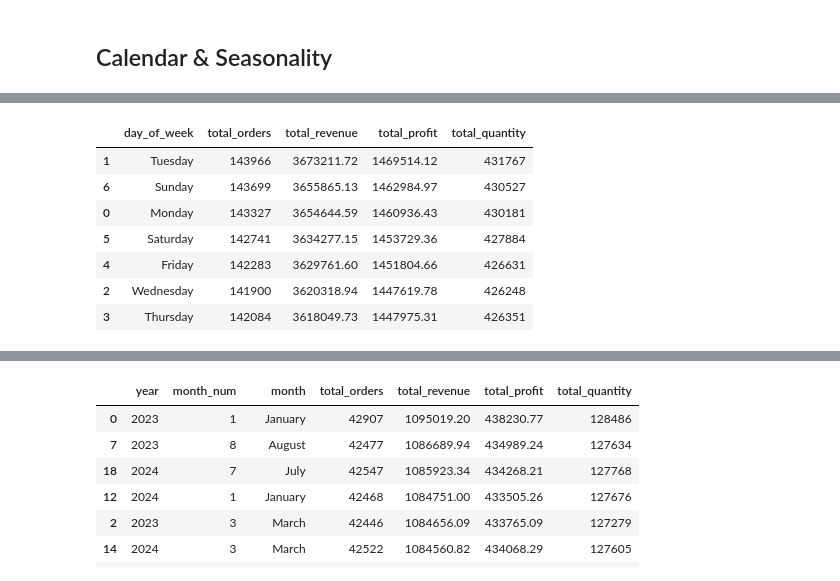
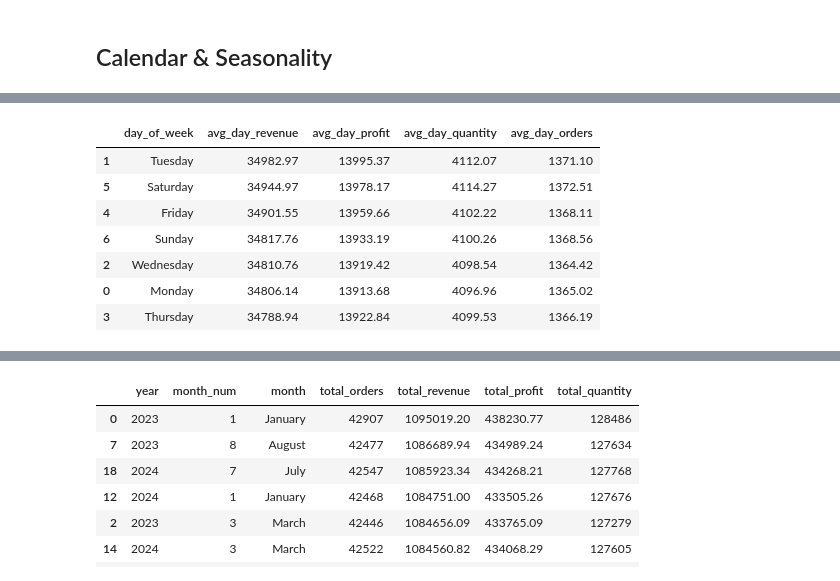
Before and after one commit to Devendra-afk/Retail_Stores_Analysis, a Jupyter notebook: python/notebooks/01_sales_eda.ipynb, the cells around one changed output, grey strips where cells are left out. Drawn from its saved outputs; the diff is of its cells as text; code cells hidden in the pictures.

```diff
--- a/python/notebooks/01_sales_eda.ipynb
+++ b/python/notebooks/01_sales_eda.ipynb
@@ -1342,12 +1214,12 @@ display(storeType_performance.round(2).sort_values('total_revenue',ascending=Fal
 # %% [markdown]
 ## Calendar & Seasonality
 # %%
-df_seasonality = df_sales
+df_seasonality = df_sales.copy()
 df_seasonality['day_of_week'] = df_seasonality['order_date'].dt.day_name()
 df_seasonality['month_num'] = df_seasonality['order_date'].dt.month
 df_seasonality['month'] = df_seasonality['order_date'].dt.month_name()
 df_seasonality['year'] = df_seasonality['order_date'].dt.year
-display(df_seasonality)
+display(df_seasonality.head(5))
 # %% [output]
 |  | order_id | order_date | product_id | store_id | customer_id | quantity | unit_price | discount | revenue | ... |
 | 0 | 0RD00000001 | 2023-01-07 | P0080 | S093 | C040749 | 5 | 14.43 | 0.15 | 61.33 | ... |
@@ -1365,26 +1230,31 @@ display(df_seasonality)
 # %%
 
 sales_by_weekday = (
     df_seasonality
     .groupby('day_of_week')
     .agg(
+        total_days = ('order_date','nunique'),
         total_orders = ('order_id','nunique'),
         total_revenue = ('revenue','sum'),
         total_profit = ('profit','sum'),
         total_quantity = ('quantity','sum'),
     )
     .reindex(['Monday','Tuesday','Wednesday','Thursday','Friday','Saturday','Sunday'])
     .reset_index()
-).sort_values('total_revenue',ascending=False)
+)
+sales_by_weekday['avg_day_revenue'] = (sales_by_weekday['total_revenue'] / sales_by_weekday['total_days'])
+sales_by_weekday['avg_day_profit'] = (sales_by_weekday['total_profit'] / sales_by_weekday['total_days'])
+sales_by_weekday['avg_day_quantity'] = (sales_by_weekday['total_quantity'] / sales_by_weekday['total_days'])
+sales_by_weekday['avg_day_orders'] = (sales_by_weekday['total_orders'] / sales_by_weekday['total_days'])
 
-display(sales_by_weekday)
+display(sales_by_weekday[['day_of_week','avg_day_revenue','avg_day_profit','avg_day_quantity','avg_day_orders']].round(2).sort_values('avg_day_revenue',ascending=False))
 # %% [output]
-|  | day_of_week | total_orders | total_revenue | total_profit | total_quantity |
-| 1 | Tuesday | 143966 | 3673211.72 | 1469514.12 | 431767 |
-| 6 | Sunday | 143699 | 3655865.13 | 1462984.97 | 430527 |
-| 0 | Monday | 143327 | 3654644.59 | 1460936.43 | 430181 |
-| 5 | Saturday | 142741 | 3634277.15 | 1453729.36 | 427884 |
-| 4 | Friday | 142283 | 3629761.60 | 1451804.66 | 426631 |
-| 2 | Wednesday | 141900 | 3620318.94 | 1447619.78 | 426248 |
-| 3 | Thursday | 142084 | 3618049.73 | 1447975.31 | 426351 |
+|  | day_of_week | avg_day_revenue | avg_day_profit | avg_day_quantity | avg_day_orders |
+| 1 | Tuesday | 34982.97 | 13995.37 | 4112.07 | 1371.10 |
+| 5 | Saturday | 34944.97 | 13978.17 | 4114.27 | 1372.51 |
+| 4 | Friday | 34901.55 | 13959.66 | 4102.22 | 1368.11 |
+| 6 | Sunday | 34817.76 | 13933.19 | 4100.26 | 1368.56 |
+| 2 | Wednesday | 34810.76 | 13919.42 | 4098.54 | 1364.42 |
+| 0 | Monday | 34806.14 | 13913.68 | 4096.96 | 1365.02 |
+| 3 | Thursday | 34788.94 | 13922.84 | 4099.53 | 1366.19 |
 # %% [markdown]
```
Also changed, not shown: parts of 31 cells of this notebook.
